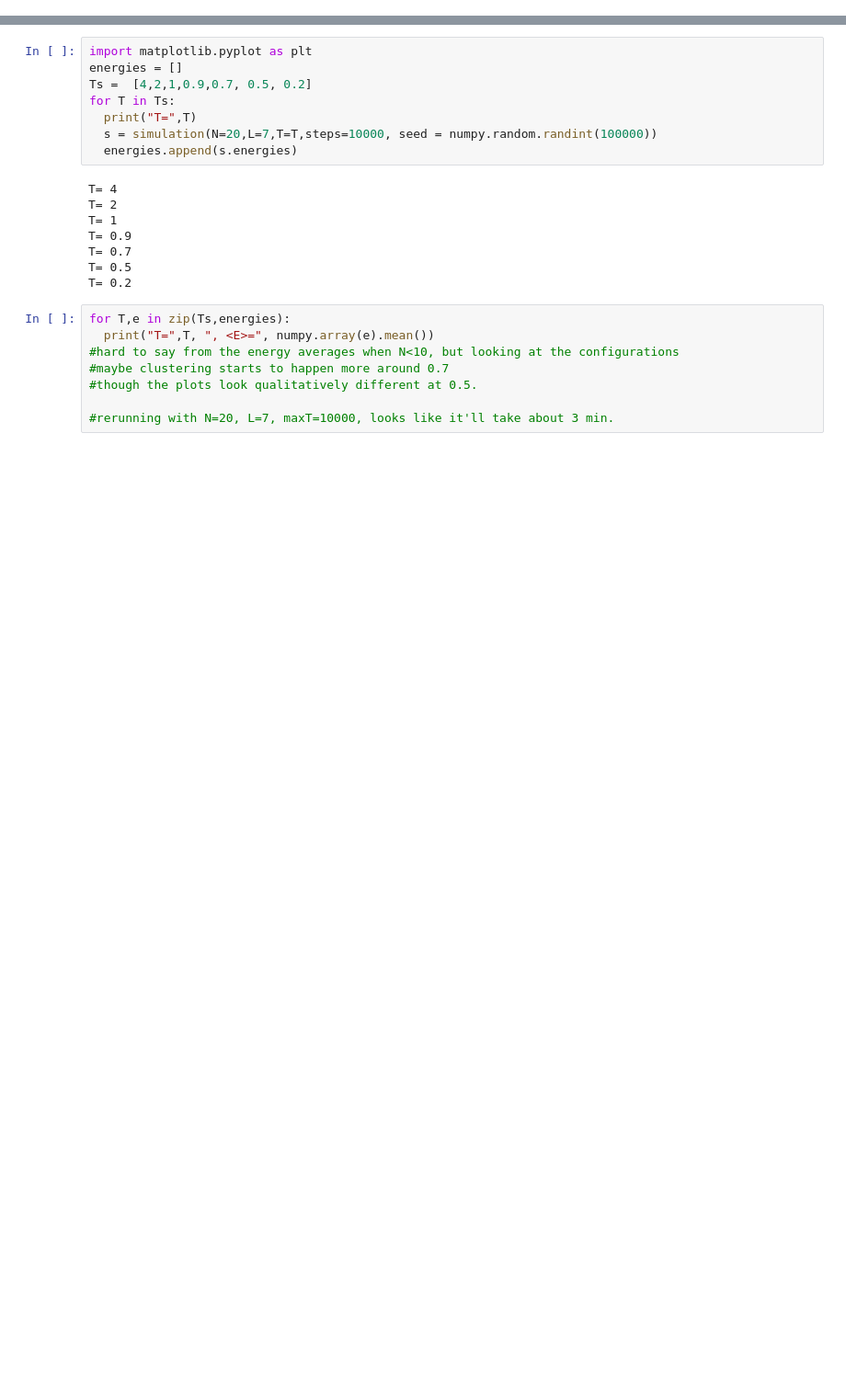
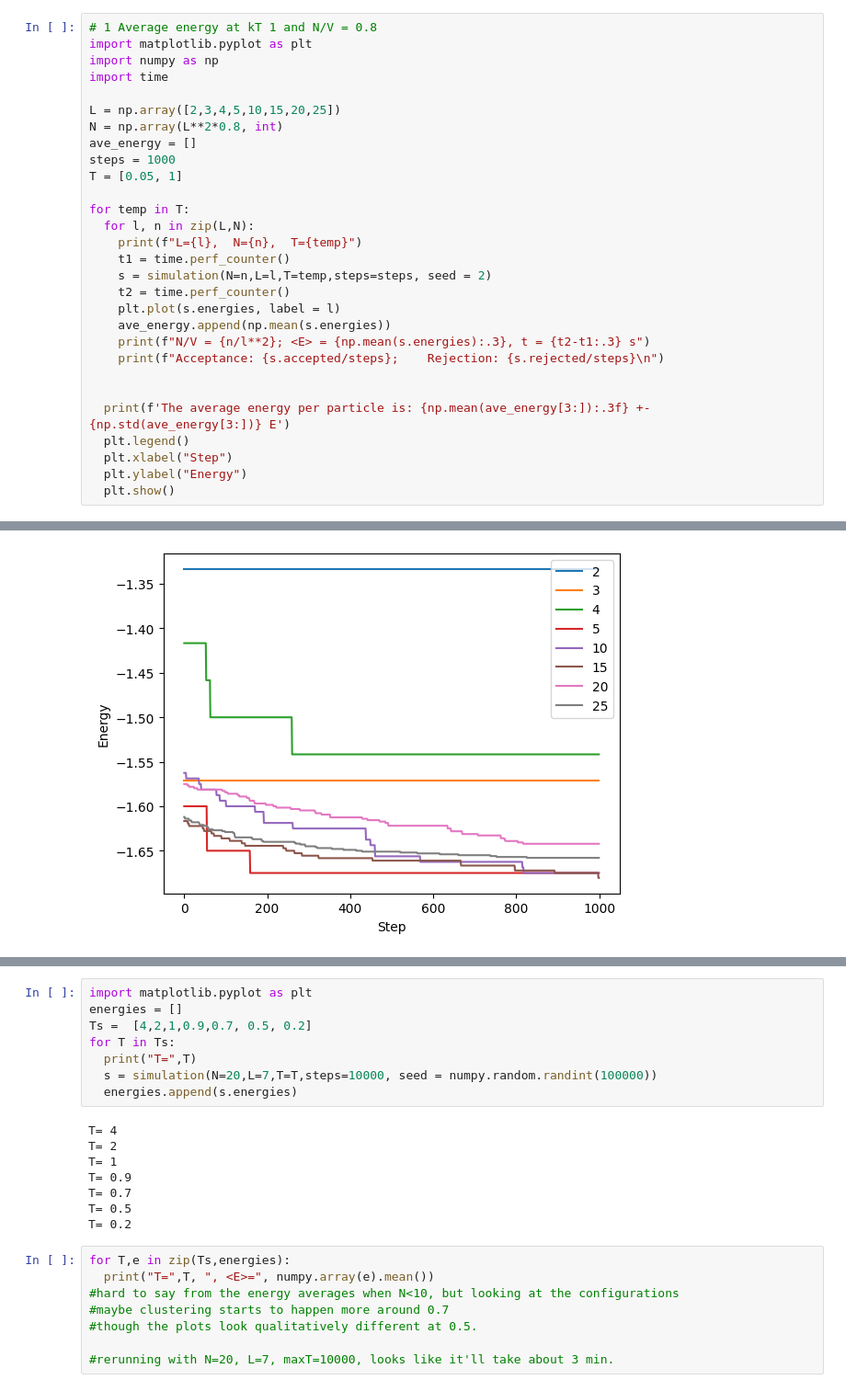
Before and after one commit to shawk17/563-shawk17, a Jupyter notebook: HW4_lattice_mc.ipynb, the cells around one changed output, grey strips where cells are left out. Shown at 92% size. Saved outputs shown, nothing was run; the diff lists cells and outputs as text; blank space fills up the shorter version.

```diff
--- a/HW4_lattice_mc.ipynb
+++ b/HW4_lattice_mc.ipynb
@@ -105,0 +126,30 @@ plt.plot(s.energies)
+# %%
+# 1 Average energy at kT 1 and N/V = 0.8
+import matplotlib.pyplot as plt
+import numpy as np
+import time
+
+L = np.array([2,3,4,5,10,15,20,25])
+N = np.array(L**2*0.8, int)
+ave_energy = []
+steps = 1000
+T = [0.05, 1]
+
+for temp in T:
+  for l, n in zip(L,N):
+    print(f"L={l},  N={n},  T={temp}")
+    t1 = time.perf_counter()
+    s = simulation(N=n,L=l,T=temp,steps=steps, seed = 2)
+    t2 = time.perf_counter()
+    plt.plot(s.energies, label = l)
+    ave_energy.append(np.mean(s.energies))
+    print(f"N/V = {n/l**2}; <E> = {np.mean(s.energies):.3}, t = {t2-t1:.3} s")
+    print(f"Acceptance: {s.accepted/steps};    Rejection: {s.rejected/steps}\n")
+
+
+  print(f'The average energy per particle is: {np.mean(ave_energy[3:]):.3f} +- {np.std(ave_energy[3:])} E')
+  plt.legend()
+  plt.xlabel("Step")
+  plt.ylabel("Energy")
+  plt.show()
+# %% [output]
@@ -105,0 +173 @@ plt.plot(s.energies)
+[figure, added]
```
Also changed, not shown: parts of 7 cells of this notebook.
